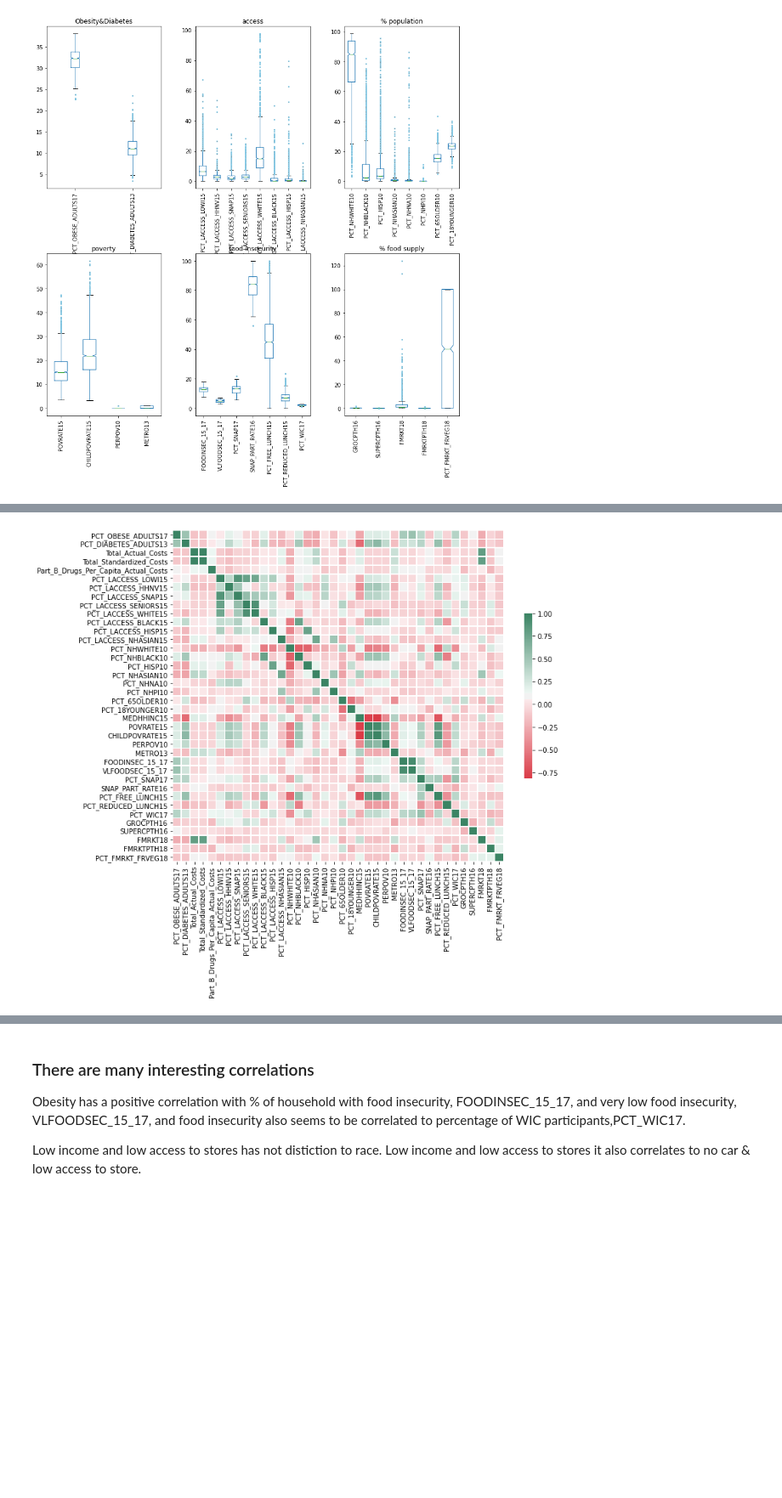
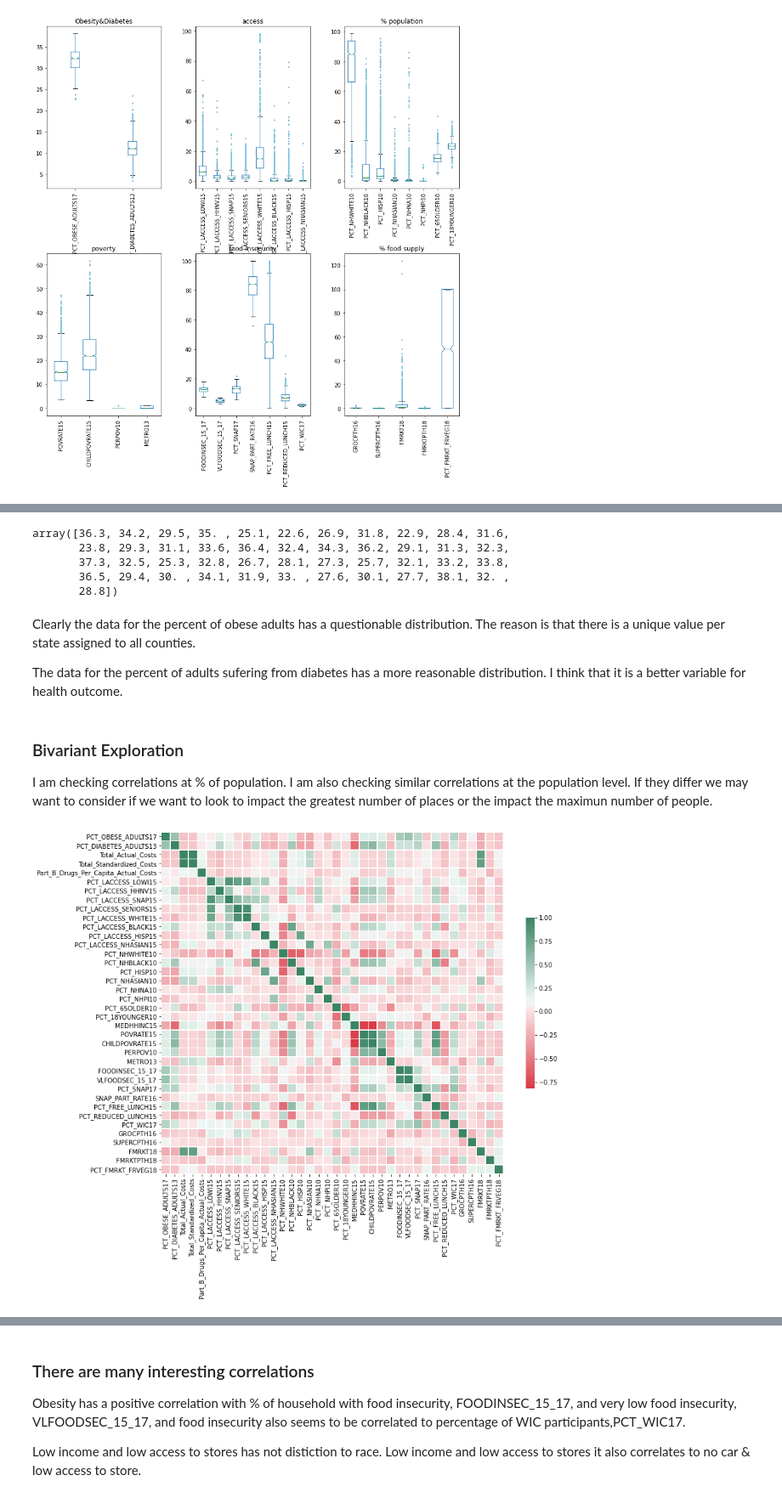
Before and after one commit to MPdeM/food_access, a Jupyter notebook: food_access.ipynb, the cells around one changed output, grey strips where cells are left out. Shown at 85% size. Cells and saved outputs as stored; diff of their text form; code cells hidden in the pictures; blank space fills up the shorter version.

```diff
--- a/food_access.ipynb
+++ b/food_access.ipynb
@@ -247,38 +344,62 @@ Detecting outlayers and deciding if they are the extreme cases that we are looki
+# %%
+df['PCT_OBESE_ADULTS17'].unique()
+# %% [output]
+array([36.3, 34.2, 29.5, 35. , 25.1, 22.6, 26.9, 31.8, 22.9, 28.4, 31.6,
+       23.8, 29.3, 31.1, 33.6, 36.4, 32.4, 34.3, 36.2, 29.1, 31.3, 32.3,
+       37.3, 32.5, 25.3, 32.8, 26.7, 28.1, 27.3, 25.7, 32.1, 33.2, 33.8,
+       36.5, 29.4, 30. , 34.1, 31.9, 33. , 27.6, 30.1, 27.7, 38.1, 32. ,
+       28.8])
+# %% [markdown]
+
+Clearly the data for the percent of obese adults has a questionable distribution. The reason is that there is a unique value per state assigned to all counties.
+
+The data for the percent of adults sufering from diabetes has a more reasonable distribution. I think that it is a better variable for health outcome.
+# %% [markdown]
+### Bivariant Exploration
+
+I am checking correlations at % of population.
+I am also checking similar correlations at the population level.
+If they differ we may want to consider if we want to look to impact the greatest number of places or the impact the
+maximun number of people.
 # %%
+# using Pearson Correlation
 # correlation matrix with percent per county for some of the variables
 
 sb1=['PCT_OBESE_ADULTS17','PCT_DIABETES_ADULTS13',
      'Total_Actual_Costs','Total_Standardized_Costs','Part_B_Drugs_Per_Capita_Actual_Costs',
      'PCT_LACCESS_LOWI15','PCT_LACCESS_HHNV15',
      'PCT_LACCESS_SNAP15','PCT_LACCESS_SENIORS15',
      'PCT_LACCESS_WHITE15', 'PCT_LACCESS_BLACK15','PCT_LACCESS_HISP15',
      'PCT_LACCESS_NHASIAN15',
      'PCT_NHWHITE10', 'PCT_NHBLACK10', 'PCT_HISP10',
      'PCT_NHASIAN10', 'PCT_NHNA10', 'PCT_NHPI10',
      'PCT_65OLDER10','PCT_18YOUNGER10','MEDHHINC15',
      'POVRATE15', 'CHILDPOVRATE15', 'PERPOV10',
      'METRO13','FOODINSEC_15_17','VLFOODSEC_15_17','PCT_SNAP17',
      'SNAP_PART_RATE16','PCT_FREE_LUNCH15', 'PCT_REDUCED_LUNCH15',
      'PCT_WIC17',
      'GROCPTH16','SUPERCPTH16','FMRKT18','FMRKTPTH18','PCT_FMRKT_FRVEG18',
     ]
 
-corr=df[sb1].corr()
+corr_perc = df[sb1].corr()
 
 # Set up  matplotlib figure
-f, ax = plt.subplots(figsize=(11, 9))
+fig, ax = plt.subplots(figsize=(11, 9))
 
 # Add diverging colormap from red to blue
 cmap = sns.diverging_palette(10, 150, as_cmap=True)
 
-sns.heatmap(corr,cmap=cmap,
+sns.heatmap(corr_perc, cmap = cmap,
             square=True,
             linewidth=.5, cbar_kws={"shrink": .5}, ax=ax,
             xticklabels=corr.columns.values,
             yticklabels=corr.columns.values)
 
+fig.subplots_adjust(left=0.08, right=0.98, bottom=0.05, top=0.9,
+                    hspace=0.4, wspace=0.3)
+# save the plot
 plt.savefig('assets/correlationPerc.png')
 
 plt.show()
 # %% [output]
-[figure, old version]
+[figure, new version]
```
Also changed, not shown: parts of 48 cells of this notebook, 4 other files.
